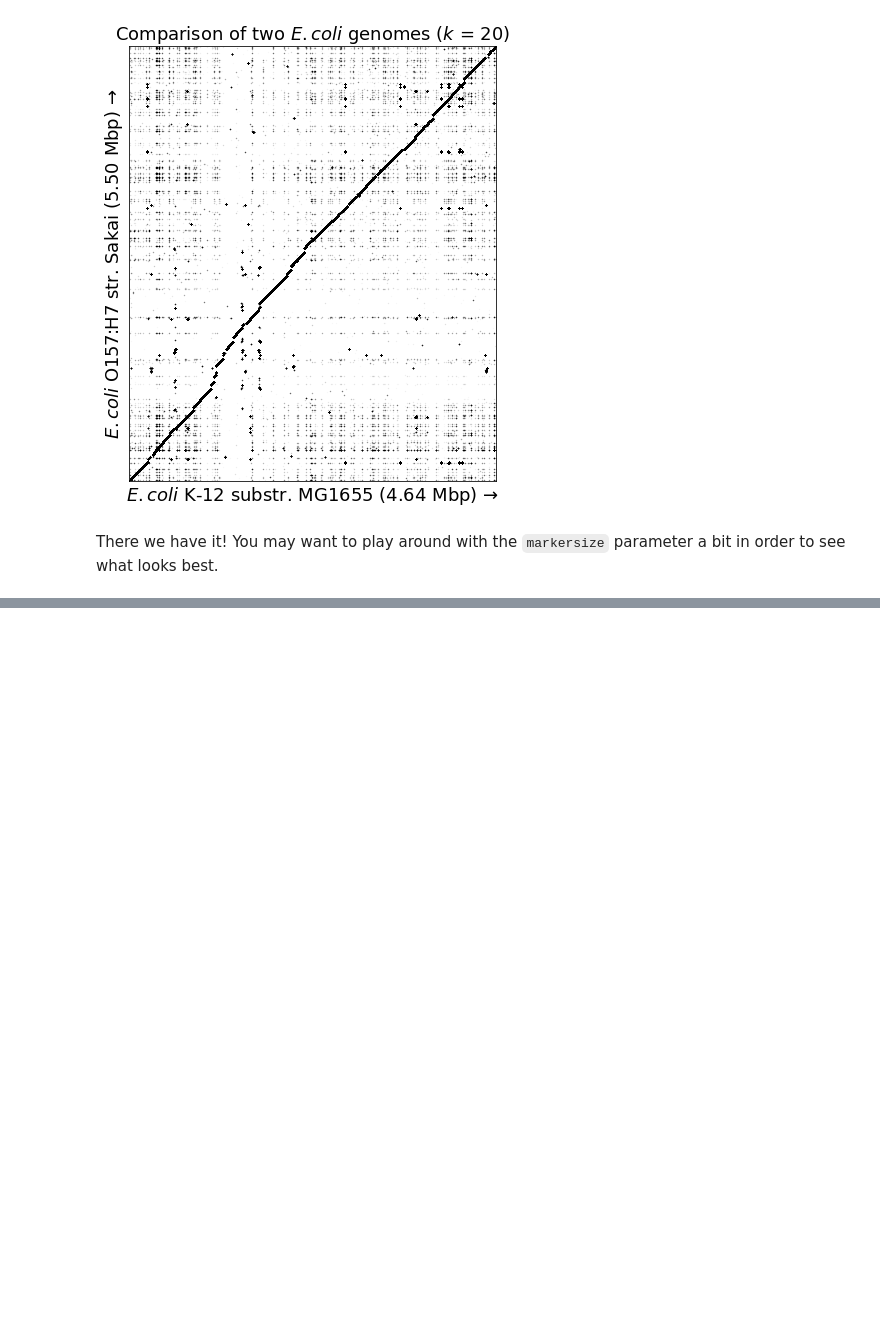
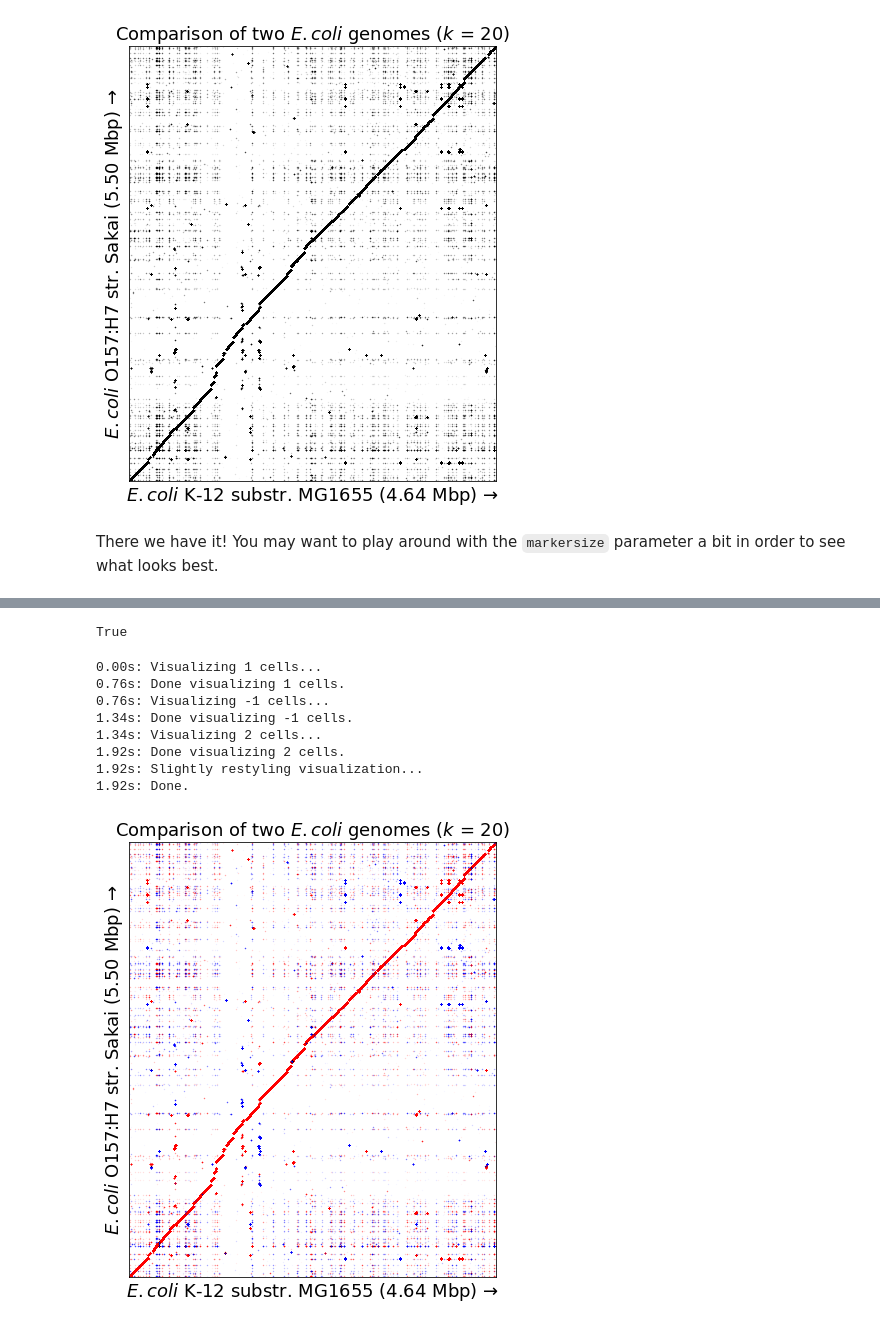
Before and after one commit to fedarko/wotplot, a Jupyter notebook: docs/Tutorial.ipynb, the cells around one changed output, grey strips where cells are left out. Cells and saved outputs as stored; diff of their text form; code cells hidden in the pictures; blank space fills up the shorter version.

Commit message:
ENH/BUG/DOC: spy verbose; use nbcmap bg colr; tut

```diff
--- a/docs/Tutorial.ipynb
+++ b/docs/Tutorial.ipynb
@@ -462,0 +481,2 @@ There we have it! You may want to play around with the `markersize` parameter a
+# %%
+em_nb = wotplot.DotPlotMatrix(e1s, e2s, 20, binary=False, verbose=True)
@@ -462,0 +497,24 @@ There we have it! You may want to play around with the `markersize` parameter a
+# %%
+# em and em_nb should have the same dimensions!
+em.mat.shape == em_nb.mat.shape
+# %% [output]
+True
+# %%
+# This code is the exact same as the above visualization of the binary E. coli matrix,
+fig, ax = pyplot.subplots()
+wotplot.viz_spy(
+    em_nb, markersize=0.01, title=f"Comparison of two $E. coli$ genomes ($k$ = {em_nb.k})", ax=ax, verbose=True
+)
+ax.set_xlabel(f"$E. coli$ K-12 substr. MG1655 ({len(e1s)/1e6:.2f} Mbp) \u2192")
+ax.set_ylabel(f"$E. coli$ O157:H7 str. Sakai ({len(e2s)/1e6:.2f} Mbp) \u2192")
+fig.set_size_inches(8, 8)
+# %% [output]
+0.00s: Visualizing 1 cells...
+0.76s: Done visualizing 1 cells.
+0.76s: Visualizing -1 cells...
+1.34s: Done visualizing -1 cells.
+1.34s: Visualizing 2 cells...
+1.92s: Done visualizing 2 cells.
+1.92s: Slightly restyling visualization...
+1.92s: Done.
+[figure, added]
```
Also changed, not shown: parts of 12 cells of this notebook, 3 other files.
